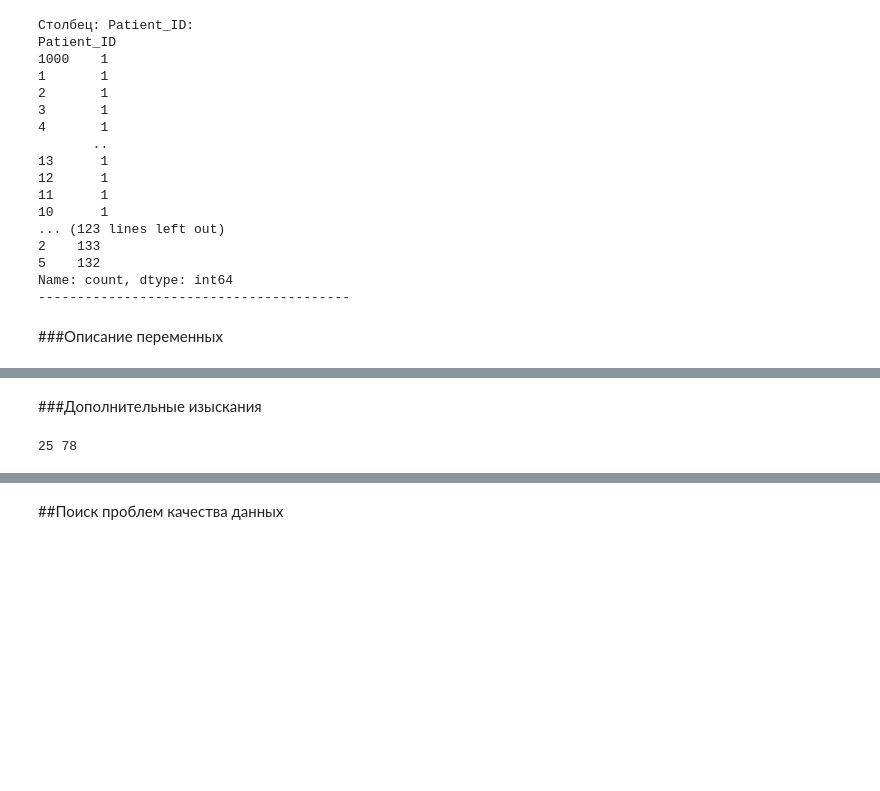
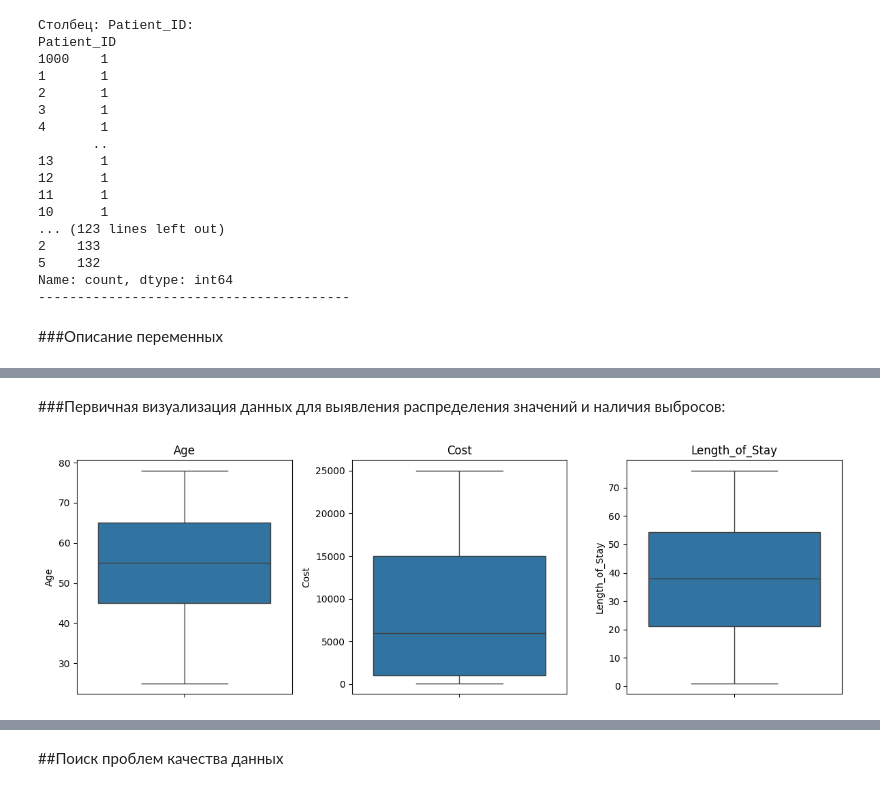
Before and after one commit to Fixer1313/DA_case5, a Jupyter notebook: notebooks/01_preprocessing.ipynb, the cells around one changed output, grey strips where cells are left out. Drawn from its saved outputs; the diff is of its cells as text; code cells hidden in the pictures; blank space fills up the shorter version.

```diff
--- a/notebooks/01_preprocessing.ipynb
+++ b/notebooks/01_preprocessing.ipynb
@@ -101,6 +91,2 @@ Name: count, dtype: int64
-# %% [markdown]
-###Дополнительные изыскания
-# %%
-print(df['Age'].min(),df['Age'].max())
-# %% [output]
-25 78
+# %% [markdown]
+###Первичная визуализация данных для выявления распределения значений и наличия выбросов:
@@ -106,0 +96,10 @@ print(df['Age'].min(),df['Age'].max())
+# %%
+# Построим боксплот для визуализации распределения значений (в частности, выбросов)
+fig, axes = plt.subplots(1, 3, figsize=(12,4))
+for ax, col in zip(axes, ['Age', 'Cost', 'Length_of_Stay']):
+    sns.boxplot(y=df[col], ax=ax)
+    ax.set_title(col)
+plt.tight_layout()
+plt.show()
+# %% [output]
+[figure, added]
```
Also changed, not shown: parts of 32 cells of this notebook.
